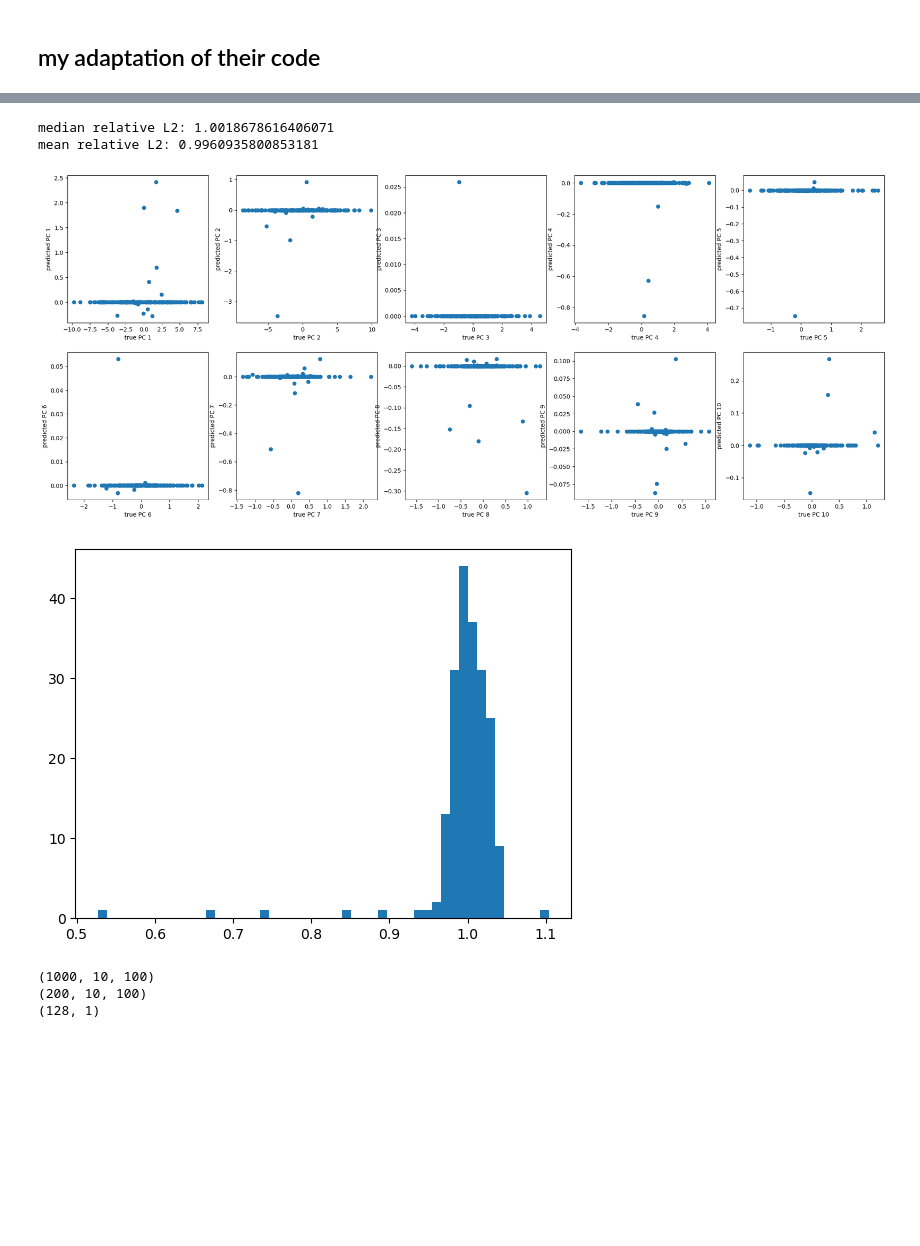
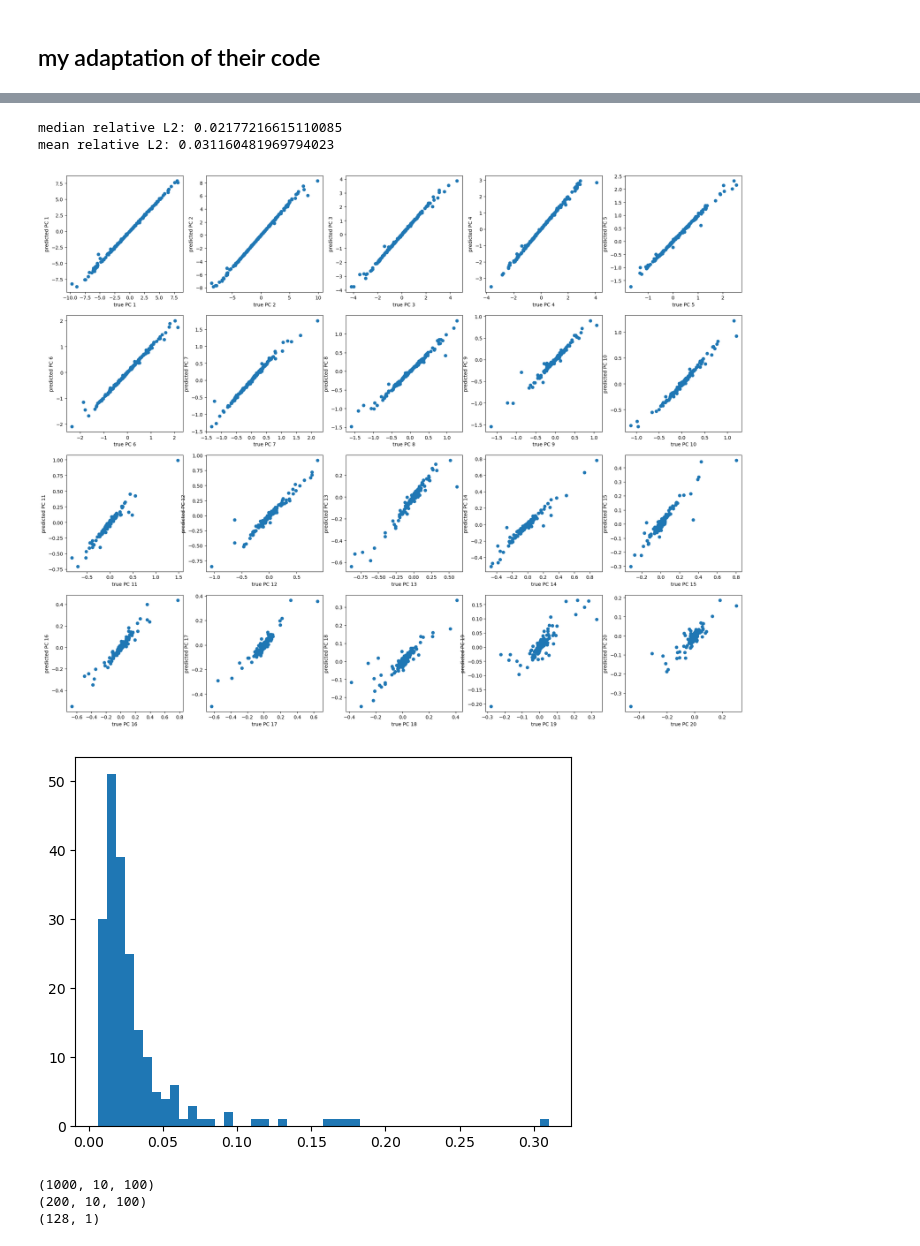
Before and after one commit to tomcjackc/Probabilistic-Operator-Learning-for-Climate-Model-Parameterisation, a Jupyter notebook: notebooks/Batlle_burger .ipynb, the cells around one changed output, grey strips where cells are left out. Saved outputs shown, nothing was run; the diff lists cells and outputs as text; code cells hidden in the pictures; blank space fills up the shorter version.

Commit message:
transferred pipeline to GPJax and altered the kernel bijector (mitigated NaNs)

```diff
--- a/notebooks/Batlle_burger .ipynb
+++ b/notebooks/Batlle_burger .ipynb
@@ -157,15 +107,36 @@ if standardise:
     x_test_pca_stand = (x_test_pca - x_train_pca.mean(axis = 0))/x_train_pca.std(axis = 0)
     y_test_pca_stand = (y_test_pca - y_train_pca.mean(axis = 0))/y_train_pca.std(axis = 0)
 # %%
+import sys
+module_dir = '../'
+if module_dir not in sys.path:
+    sys.path.append(module_dir)
+from models import *
+import gpjax as gpx
+
 if ARD:
     kernel = Matern(length_scale = np.ones(n), nu = 2.5)
+    ls = np.ones(n)
 else:
     kernel = Matern(nu = 2.5)
+    ls = 1.0
 
 gp = GaussianProcessRegressor(kernel, alpha = 1e-10,  normalize_y = True, random_state = 1172023)
 
+
+GP_params = {"kernel": gpx.kernels.RBF(lengthscale = ls), 'mean_function': gpx.mean_functions.Zero()}
+my_gp = GP_regressor(GP_params = GP_params)
+
+model = my_gp
+
 if standardise:
-    y_pred_pca_stand, model, train_samples_pca, test_samples_pca = train_test(x_train_pca_stand, x_test_pca_stand, y_train_pca_stand, gp, multiinput = multiinput, n_samples = n_samples)
+    y_pred_pca_stand, model, train_samples_pca, test_samples_pca = train_test(x_train_pca_stand, x_test_pca_stand, y_train_pca_stand, model, multiinput = multiinput, n_samples = n_samples)
 else:
-    y_pred_pca, model, train_samples_pca, test_samples_pca = train_test(x_train_pca, x_test_pca, y_train_pca, gp, multiinput = multiinput, n_samples = n_samples)
+    y_pred_pca, model, train_samples_pca, test_samples_pca = train_test(x_train_pca, x_test_pca, y_train_pca, model, multiinput = multiinput, n_samples = n_samples)
+
+print(y_pred_pca_stand.shape)
+if model == my_gp and standardise:
+    y_pred_pca_stand = y_pred_pca_stand[:, 0, :]
+elif model == my_gp:
+    y_pred_pca = y_pred_pca[:, 0, :]
 # %% [output]
@@ -182,31 +252,43 @@ Matern(length_scale=1e-05, nu=2.5)
 # %%
 if standardise:
     y_pred_pca = y_pred_pca_stand*y_train_pca.std(axis = 0) + y_train_pca.mean(axis = 0)
 
 y_pred = y_pca.inverse_transform(y_pred_pca)
 
 relative_L2 = np.linalg.norm(y_pred - y_test, axis = -1)/np.linalg.norm(y_test, axis = -1)
 
 print(f'median relative L2: {np.median(relative_L2)}')
 print(f'mean relative L2: {np.mean(relative_L2)}')
 
 n_rows = int(np.ceil(m/5))
 fig, ax = plt.subplots(n_rows, 5, figsize = (25, n_rows*5))
 ax = ax.flatten()
 for i in range(m):
     ax[i].plot(y_test_pca[:, i], y_pred_pca[:, i], marker = 'o', linestyle = 'None')
     ax[i].set_xlabel(f'true PC {i + 1}')
     ax[i].set_ylabel(f'predicted PC {i + 1}')
 plt.show()
 
 plt.figure()
 plt.hist(relative_L2, bins = 50)
 plt.show()
+
+if not multiinput:
+    n_rows = int(np.ceil(m/5))
+    fig, ax = plt.subplots(n_rows, 5, figsize = (25, n_rows*5))
+    ax = ax.flatten()
+    for i in range(m):
+        sorted_indices = np.argsort(x_test_pca[:, i])
+        ax[i].plot(x_test_pca[:, i], y_test_pca[:, i], marker = 'o', linestyle = 'None')
+        ax[i].plot(x_test_pca[:, i][sorted_indices], y_pred_pca[:, i][sorted_indices])
+        ax[i].set_xlabel(f'true PC {i + 1}')
+        ax[i].set_ylabel(f'predicted PC {i + 1}')
+    plt.show()
 # %% [output]
-median relative L2: 1.0018678616406071
-mean relative L2: 0.9960935800853181
+median relative L2: 0.02177216615110085
+mean relative L2: 0.031160481969794023
-[figure, old version]
+[figure, new version]
-[figure, old version]
+[figure, new version]
 # %%
 # take samples from the GP
 print(train_samples_pca.shape)
```
Also changed, not shown: parts of 14 cells of this notebook, 1 other file.
